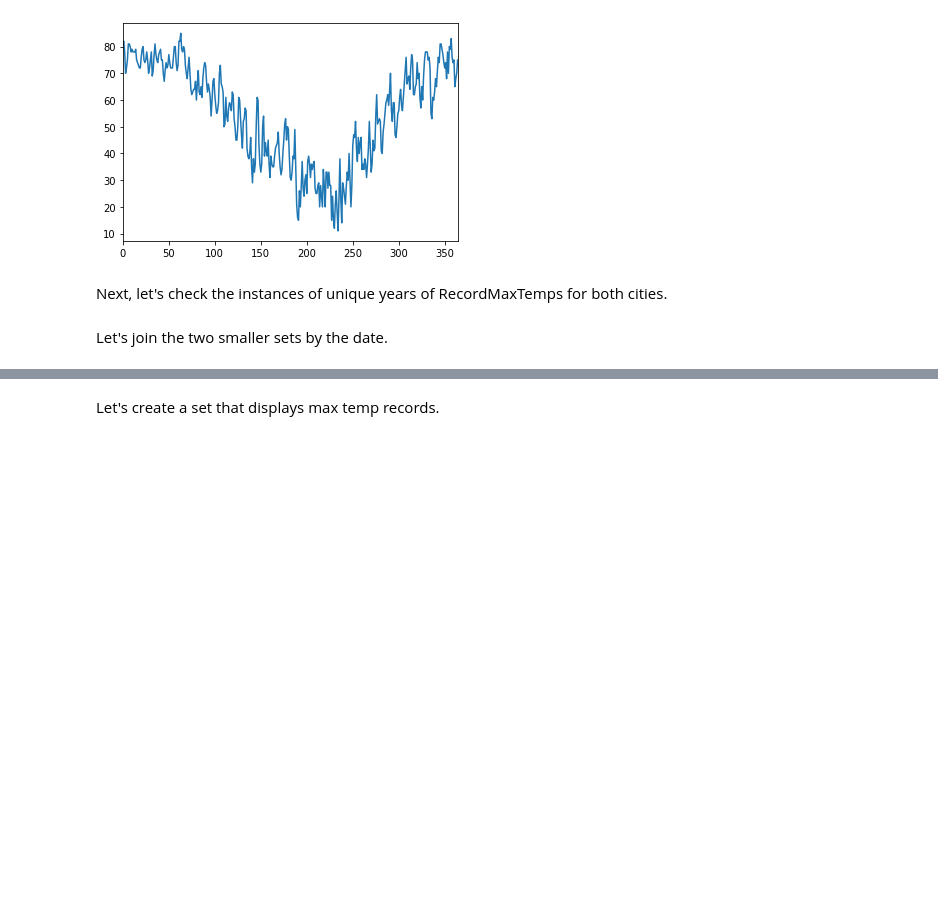
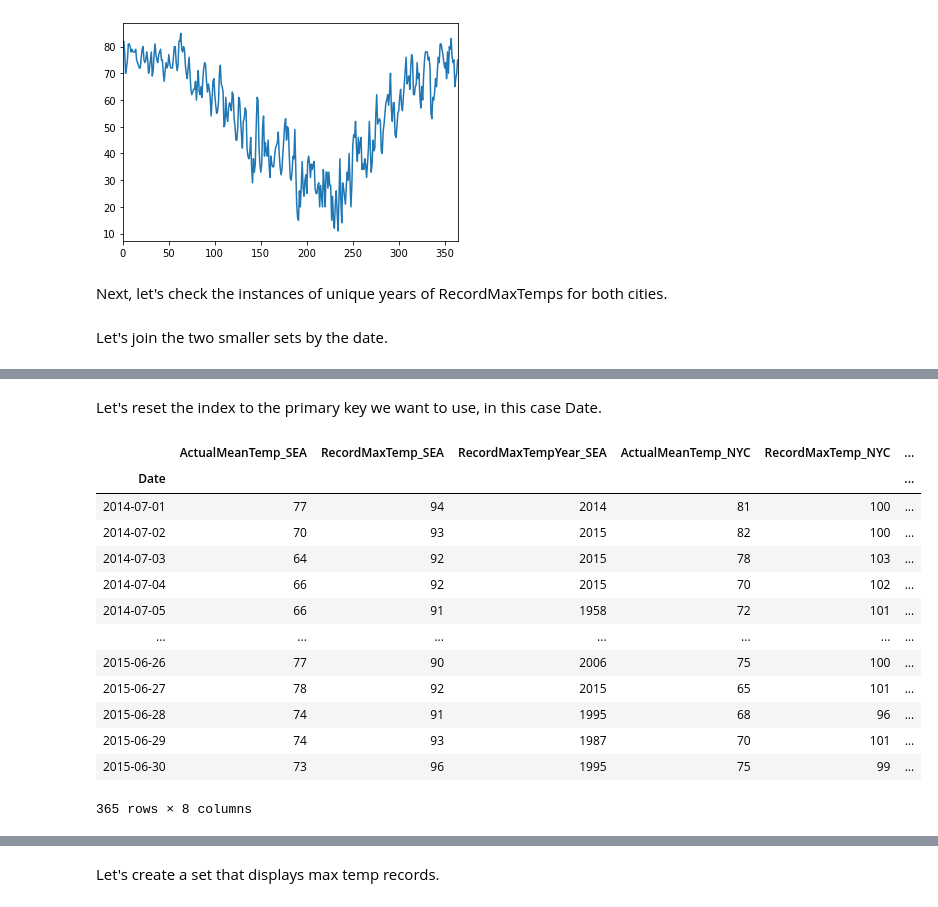
Before and after one commit to rebecca-pete/sea-nyc-weather, a Jupyter notebook: eda.ipynb, the cells around one changed output, grey strips where cells are left out. Drawn from its saved outputs; the diff is of its cells as text; code cells hidden in the pictures; blank space fills up the shorter version.

```diff
--- a/eda.ipynb
+++ b/eda.ipynb
@@ -358 +399,21 @@ full_set
+# %% [markdown]
+Let's reset the index to the primary key we want to use, in this case Date.
+# %%
+full_set.set_index('Date', inplace=True)
+full_set
+# %% [output]
+|  | ActualMeanTemp_SEA | RecordMaxTemp_SEA | RecordMaxTempYear_SEA | ActualMeanTemp_NYC | RecordMaxTemp_NYC | ... |
+| Date |  |  |  |  |  | ... |
+| 2014-07-01 | 77 | 94 | 2014 | 81 | 100 | ... |
+| 2014-07-02 | 70 | 93 | 2015 | 82 | 100 | ... |
+| 2014-07-03 | 64 | 92 | 2015 | 78 | 103 | ... |
+| 2014-07-04 | 66 | 92 | 2015 | 70 | 102 | ... |
+| 2014-07-05 | 66 | 91 | 1958 | 72 | 101 | ... |
+| ... | ... | ... | ... | ... | ... | ... |
+| 2015-06-26 | 77 | 90 | 2006 | 75 | 100 | ... |
+| 2015-06-27 | 78 | 92 | 2015 | 65 | 101 | ... |
+| 2015-06-28 | 74 | 91 | 1995 | 68 | 96 | ... |
+| 2015-06-29 | 74 | 93 | 1987 | 70 | 101 | ... |
+| 2015-06-30 | 73 | 96 | 1995 | 75 | 99 | ... |
+365 rows × 8 columns
 # %%
```
Also changed, not shown: parts of 13 cells of this notebook.
